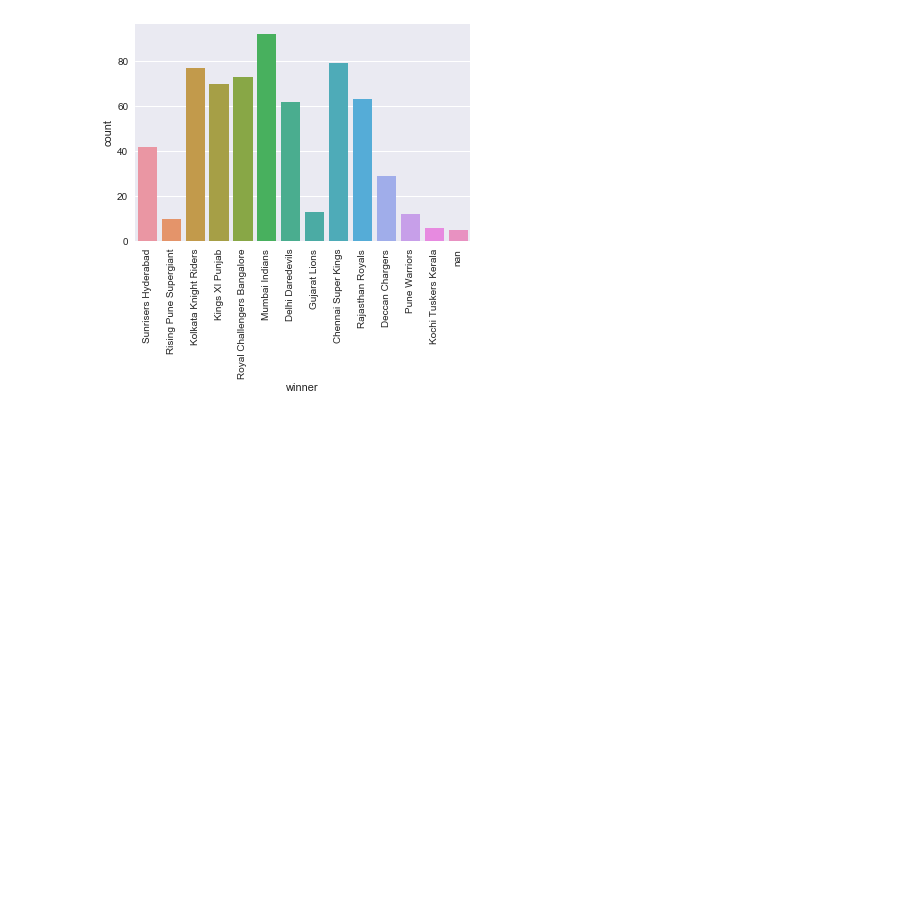
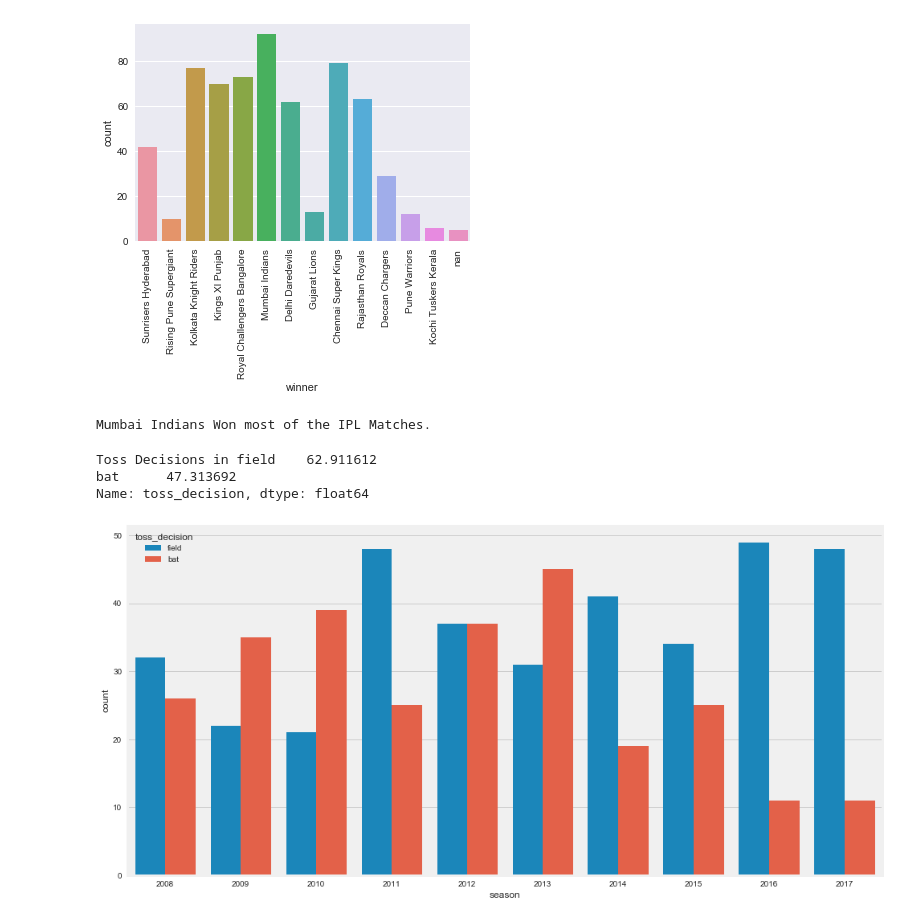
Before and after one commit to vihar/data-science-notebooks, a Jupyter notebook: EDA - IPL Data.ipynb, the cells around one changed output. Cells and saved outputs as stored; diff of their text form; code cells hidden in the pictures; blank space fills up the shorter version.

Commit message:
Count PLots

```diff
--- a/EDA - IPL Data.ipynb
+++ b/EDA - IPL Data.ipynb
@@ -2,6 +2,7 @@
 import pandas as pd
 import matplotlib.pyplot as plt
 import seaborn as sns
+plt.style.use('fivethirtyeight')
 %matplotlib inline
 # %%
 ipl_df = pd.read_csv('ipl/matches.csv')
@@ -127,3 +128,20 @@ ax.set_xticklabels(labels = ipl_df["winner"].unique(),rotation=90)
  Text(0,0,'Kochi Tuskers Kerala'),
  Text(0,0,'nan')]
 [figure]
+# %%
+print(((ipl_df['winner']).value_counts()).idxmax(),'Won most of the IPL Matches.')
+# %% [output]
+Mumbai Indians Won most of the IPL Matches.
+# %%
+# Toss decision
+print('Toss Decisions in {}'.format((ipl_df['toss_decision']).value_counts()/577*100))
+# %% [output]
+Toss Decisions in field    62.911612
+bat      47.313692
+Name: toss_decision, dtype: float64
+# %%
+plt.subplots(figsize=(15,8))
+sns.countplot(x='season',hue='toss_decision',data=ipl_df)
+plt.show()
+# %% [output]
+[figure, added]
```
